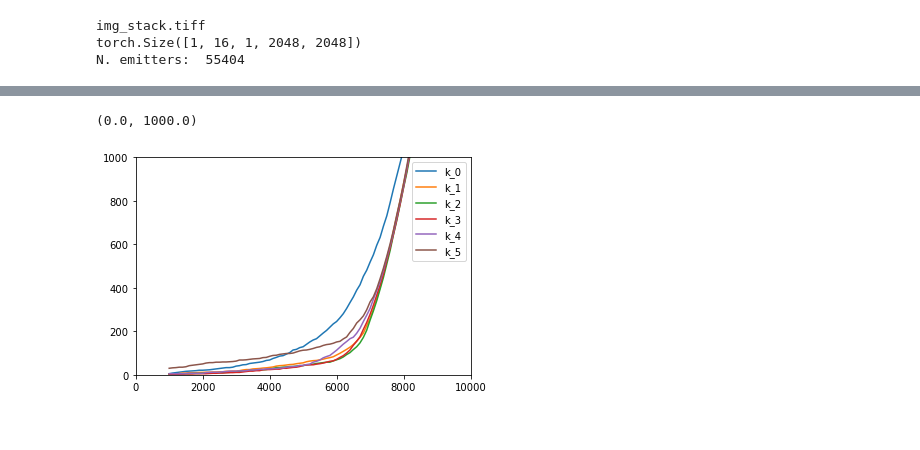
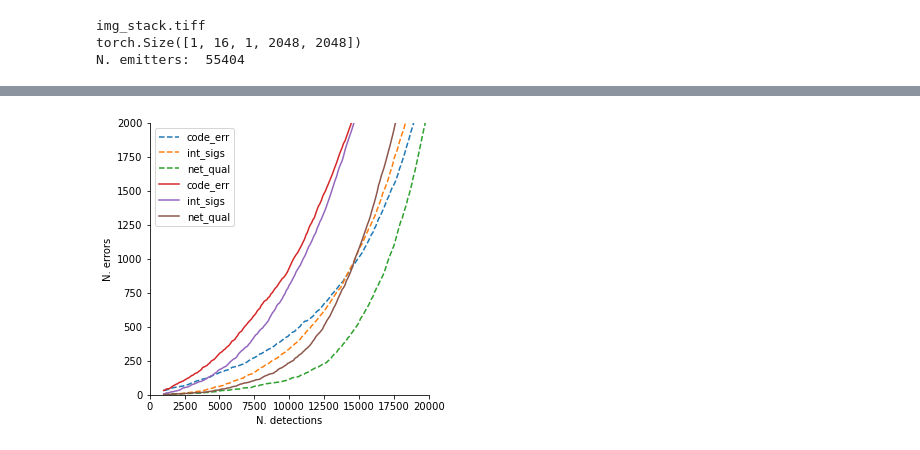
Before and after one commit to TuragaLab/decode_fish, a Jupyter notebook: nbs/22_MERFISH_codenet.ipynb, the cells around one changed output, grey strips where cells are left out. Saved outputs shown, nothing was run; the diff lists cells and outputs as text; code cells hidden in the pictures.

```diff
--- a/nbs/22_MERFISH_codenet.ipynb
+++ b/nbs/22_MERFISH_codenet.ipynb
@@ -329,9 +372,9 @@ def make_roc(df, var='code_err', ascending=True):
     return x, n_blanks
 # %%
 from decode_fish.funcs.visualization import *
-par_dict = {'res_df_ce':[res_df, 'code_err', True],
-            'res_df_cs':[res_df, 'comb_sig', True],
-            'res_df_cp':[res_df, 'corr_pred', False]}
+par_dict = {'code_err':[res_df, 'code_err', True],
+            'int_sigs':[res_df, 'int_sigs', True],
+            'net_qual':[res_df, 'net_qual', False]}
 
 roc_dict = {}
 for k in par_dict:
@@ -351,23 +382,0 @@ plt.ylim(0, 1000)
-# %%
-from decode_fish.funcs.visualization import *
-roc_dict = {}
-
-for i in tqdm(range(6)):
-#     res_df[f'k_{i}'] = (1-i*0.1)*res_df['code_err'] + i*0.1*res_df['comb_sig']/100
-    res_df[f'k_{i}'] = (1-i*0.2)*res_df['code_err'] + i*0.2*(1-res_df['corr_pred'])
-    par_dict = {f'k_{i}':[res_df, f'k_{i}', True]}
-
-    for k in par_dict:
-        x, y = make_roc(*par_dict[k])
-        roc_dict[k] = [x, y]
-# %%
-for k in roc_dict:
-    x, y = roc_dict[k]
-    plt.plot(x, y, label=k)
-
-plt.legend()
-plt.xlim(0,10000)
-plt.ylim(0,1000)
-# %% [output]
-(0.0, 1000.0)
-[figure, removed]
@@ -373,0 +385,19 @@ plt.ylim(0,1000)
+# %%
+import seaborn as sns
+plt.figure(figsize=(5,5))
+for k in roc_dicts:
+    x, y = roc_dicts[k]
+    plt.plot(x, y, label=k, linestyle='--')
+
+for k in roc_dict:
+    x, y = roc_dict[k]
+    plt.plot(x, y, label=k)
+
+plt.legend()
+plt.ylim(0, 2000)
+plt.xlim(0, 20000)
+plt.ylabel('N. errors')
+plt.xlabel('N. detections')
+sns.despine()
+# %% [output]
+[figure, added]
```
Also changed, not shown: parts of 24 cells of this notebook, 36 other files.
